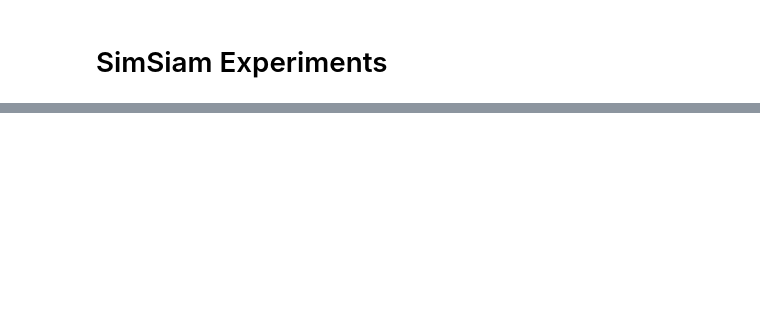
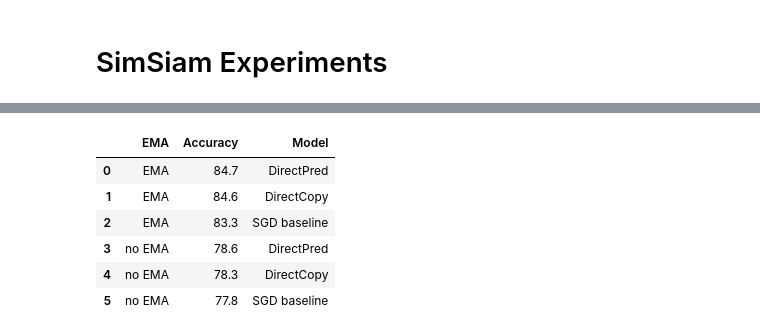
Before and after one commit to miszkur/SelfSupervisedLearning, a Jupyter notebook: experiments/notebooks/plot.ipynb, the cells around one changed output, grey strips where cells are left out. Drawn from its saved outputs; the diff is of its cells as text; code cells hidden in the pictures; blank space fills up the shorter version.

```diff
--- a/experiments/notebooks/plot.ipynb
+++ b/experiments/notebooks/plot.ipynb
@@ -125,0 +145,14 @@ len(F_eigenval)
+# %%
+data = {'EMA':['EMA', 'EMA', 'EMA', 'no EMA', 'no EMA', 'no EMA'],
+        'Accuracy': [84.7, 84.6, 83.3, 78.6, 78.3, 77.8],
+        'Model':['DirectPred', 'DirectCopy', 'SGD baseline', 'DirectPred', 'DirectCopy', 'SGD baseline']}
+data_df = pd.DataFrame.from_dict(data)
+data_df
+# %% [output]
+|  | EMA | Accuracy | Model |
+| 0 | EMA | 84.7 | DirectPred |
+| 1 | EMA | 84.6 | DirectCopy |
+| 2 | EMA | 83.3 | SGD baseline |
+| 3 | no EMA | 78.6 | DirectPred |
+| 4 | no EMA | 78.3 | DirectCopy |
+| 5 | no EMA | 77.8 | SGD baseline |
```
Also changed, not shown: parts of 12 cells of this notebook, 1 other file.
